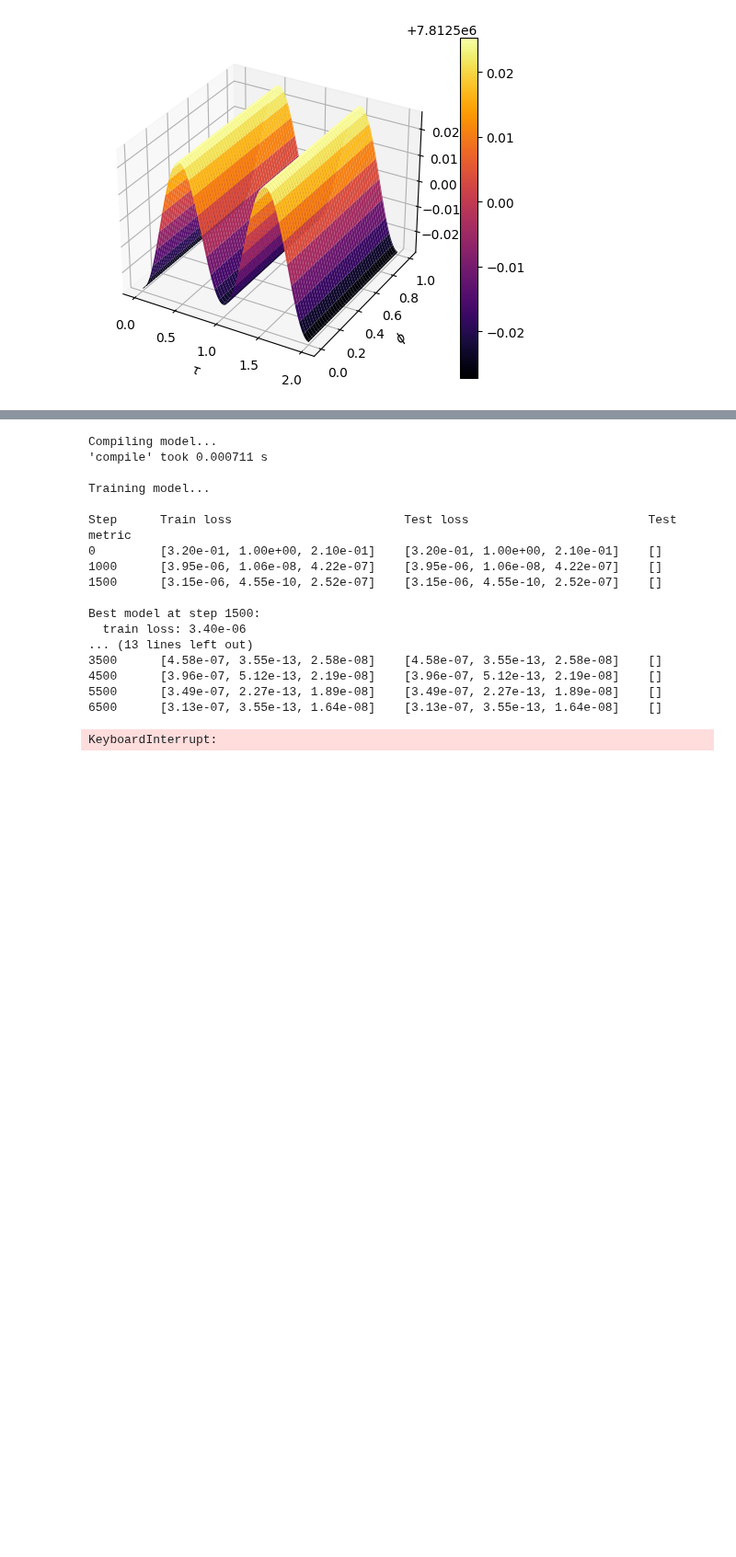
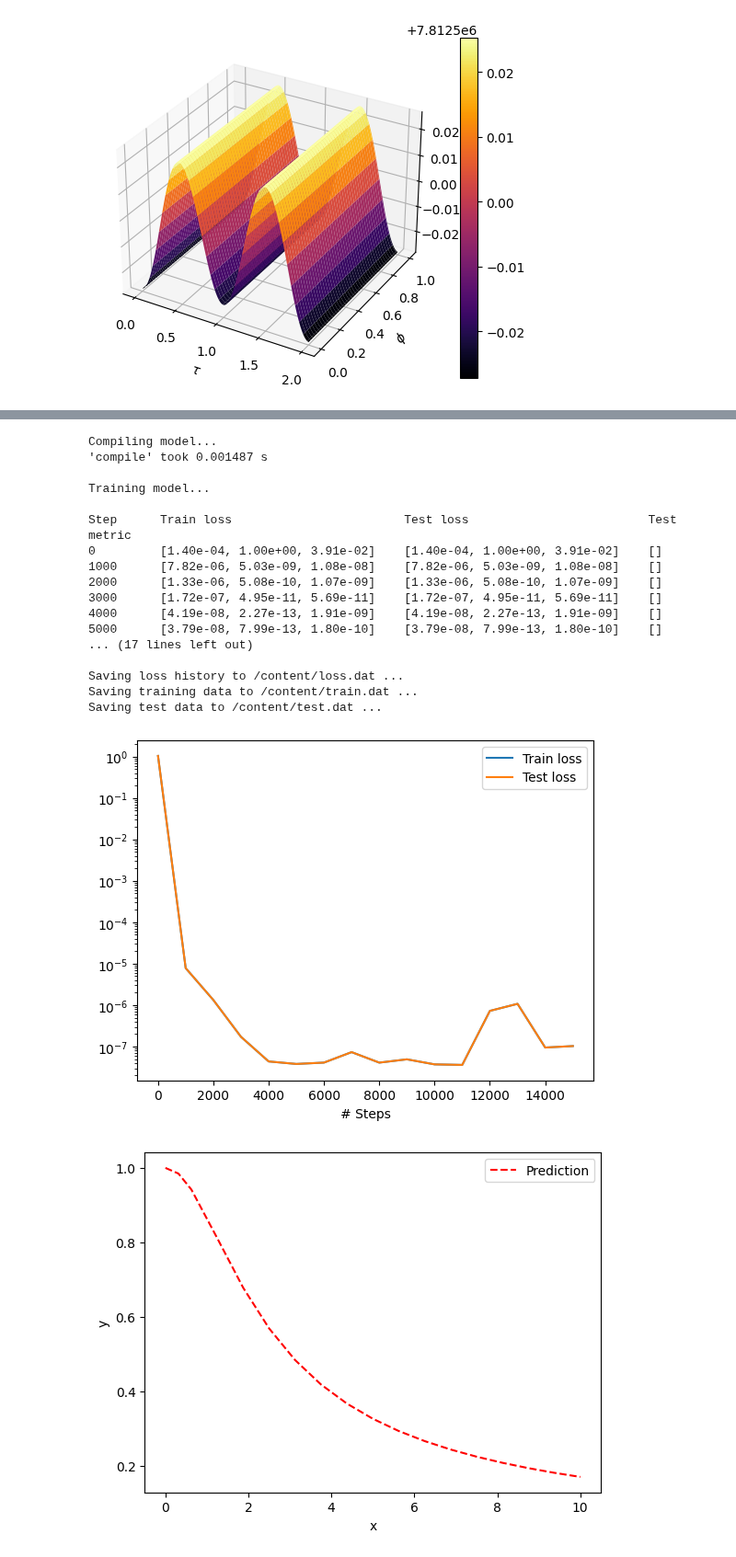
Before and after one commit to hojaelim/hojae-lim-diss, a Jupyter notebook: diss.ipynb, the cells around one changed output, grey strips where cells are left out. Shown at 92% size. Saved outputs shown, nothing was run; the diff lists cells and outputs as text; code cells hidden in the pictures; blank space fills up the shorter version.

```diff
--- a/diss.ipynb
+++ b/diss.ipynb
@@ -553,53 +573,53 @@ torch.set_default_dtype(DTYPE)
 def ode(x, y):
     dy_dx = dde.grad.jacobian(y, x)
     dy_xx = dde.grad.hessian(y,x)
-    return (2*dy_dx+x*dy_xx)+x*y**5
+    ind = 5
+    return (2*dy_dx+x*dy_xx)+x*y**ind
 # %%
 ## The Geometric Domain
 xmin = 0
-xmax = 3
+xmax = 10
 geom = dde.geometry.TimeDomain(xmin, xmax)
 #geom = dde.geometry.Interval(-1, 1)
 
 
 def boundary_l(x, on_boundary):
     return on_boundary and dde.utils.isclose(x[0],0)
 
 def bc_func2(inputs,outputs,X):
     return dde.grad.jacobian(outputs, inputs, i=0, j=None)
 
 ic1 = dde.icbc.IC(geom, lambda x: 1, lambda _, on_initial: on_initial)
 ic2 = dde.icbc.OperatorBC(geom, bc_func2, boundary_l)
 
 data = dde.data.TimePDE(geom, ode, [ic1, ic2], 16, 2) #num_initial=5000, #num_test=10000
 
 layer_size = [1] + [20] * 3 + [1]
 net = dde.nn.FNN(layer_size, "tanh", "Glorot normal")
+
 model_test = dde.Model(data, net)
-
-model_test.compile("adam", lr=4e-4)
-model_test.train(iterations=1500)
-model_test.compile("L-BFGS")
+model_test.compile("adam",lr=.001, loss_weights=[0.01, 1, 1])
+losshistory, train_state = model_test.train(iterations=15000)
 
 
-losshistory, train_state = model_test.train()
 dde.saveplot(losshistory, train_state, issave=True, isplot=True)
 # %% [output]
 Compiling model...
-'compile' took 0.000711 s
+'compile' took 0.001487 s
 
 Training model...
 
 Step      Train loss                        Test loss                         Test metric
-0         [3.20e-01, 1.00e+00, 2.10e-01]    [3.20e-01, 1.00e+00, 2.10e-01]    []
-1000      [3.95e-06, 1.06e-08, 4.22e-07]    [3.95e-06, 1.06e-08, 4.22e-07]    []
-1500      [3.15e-06, 4.55e-10, 2.52e-07]    [3.15e-06, 4.55e-10, 2.52e-07]    []
+0         [1.40e-04, 1.00e+00, 3.91e-02]    [1.40e-04, 1.00e+00, 3.91e-02]    []
+1000      [7.82e-06, 5.03e-09, 1.08e-08]    [7.82e-06, 5.03e-09, 1.08e-08]    []
+2000      [1.33e-06, 5.08e-10, 1.07e-09]    [1.33e-06, 5.08e-10, 1.07e-09]    []
+3000      [1.72e-07, 4.95e-11, 5.69e-11]    [1.72e-07, 4.95e-11, 5.69e-11]    []
+4000      [4.19e-08, 2.27e-13, 1.91e-09]    [4.19e-08, 2.27e-13, 1.91e-09]    []
+5000      [3.79e-08, 7.99e-13, 1.80e-10]    [3.79e-08, 7.99e-13, 1.80e-10]    []
+... (17 lines left out)
 
-Best model at step 1500:
-  train loss: 3.40e-06
-... (13 lines left out)
-3500      [4.58e-07, 3.55e-13, 2.58e-08]    [4.58e-07, 3.55e-13, 2.58e-08]    []
-4500      [3.96e-07, 5.12e-13, 2.19e-08]    [3.96e-07, 5.12e-13, 2.19e-08]    []
-5500      [3.49e-07, 2.27e-13, 1.89e-08]    [3.49e-07, 2.27e-13, 1.89e-08]    []
-6500      [3.13e-07, 3.55e-13, 1.64e-08]    [3.13e-07, 3.55e-13, 1.64e-08]    []
+Saving loss history to /content/loss.dat ...
+Saving training data to /content/train.dat ...
+Saving test data to /content/test.dat ...
-KeyboardInterrupt:
+[figure, added]
+[figure, added]
```
Also changed, not shown: parts of 4 cells of this notebook.
